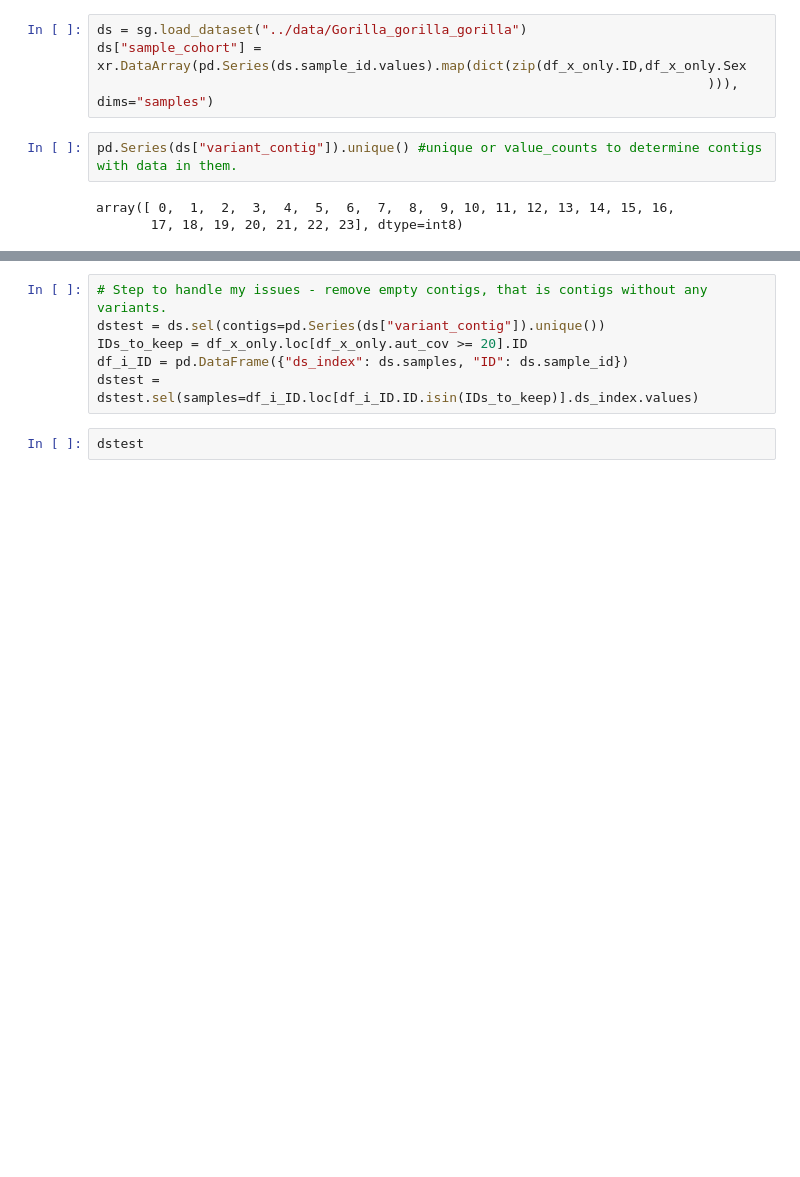
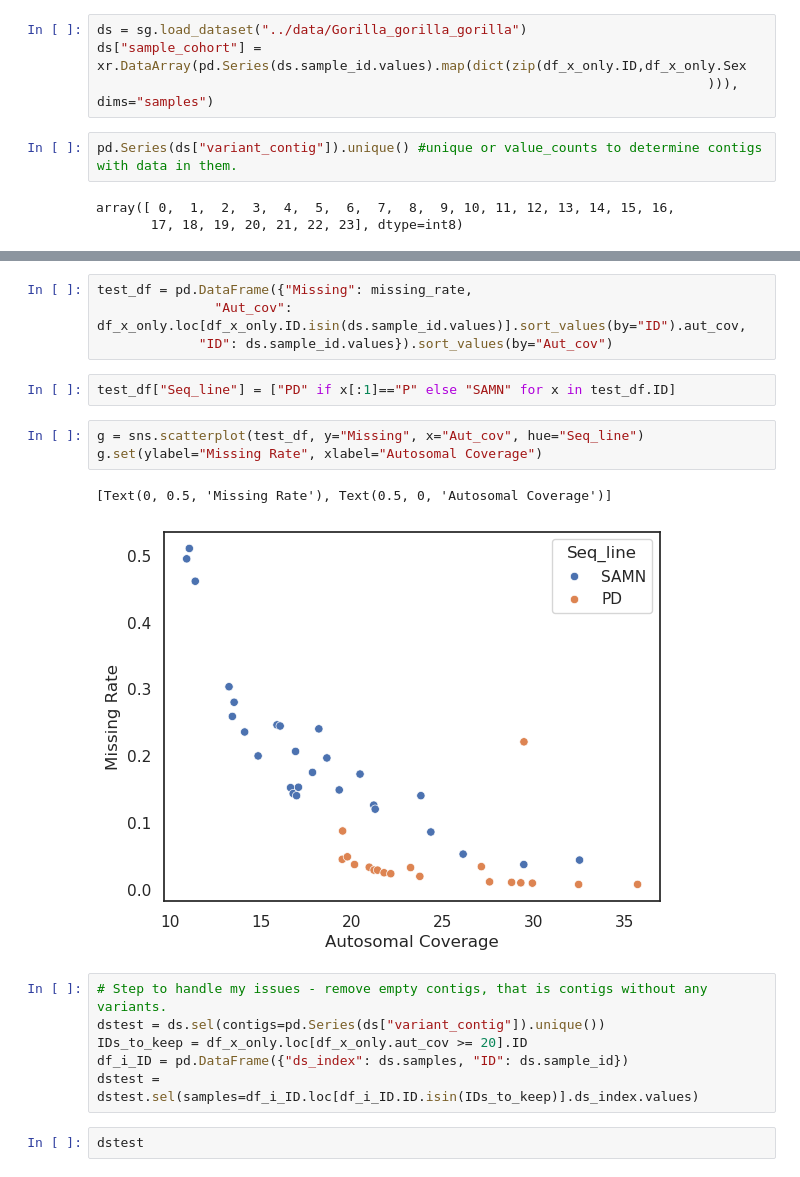
Before and after one commit to erikfogh/selection_primates, a Jupyter notebook: notebooks/pilot04_gorilla_window_diversity.ipynb, the cells around one changed output, grey strips where cells are left out. Saved outputs shown, nothing was run; the diff lists cells and outputs as text; blank space fills up the shorter version.

```diff
--- a/notebooks/pilot04_gorilla_window_diversity.ipynb
+++ b/notebooks/pilot04_gorilla_window_diversity.ipynb
@@ -42,3 +64,15 @@ array([ 0,  1,  2,  3,  4,  5,  6,  7,  8,  9, 10, 11, 12, 13, 14, 15, 16,
+# %%
+test_df = pd.DataFrame({"Missing": missing_rate,
+               "Aut_cov": df_x_only.loc[df_x_only.ID.isin(ds.sample_id.values)].sort_values(by="ID").aut_cov,
+             "ID": ds.sample_id.values}).sort_values(by="Aut_cov")
+# %%
+test_df["Seq_line"] = ["PD" if x[:1]=="P" else "SAMN" for x in test_df.ID]
+# %%
+g = sns.scatterplot(test_df, y="Missing", x="Aut_cov", hue="Seq_line")
+g.set(ylabel="Missing Rate", xlabel="Autosomal Coverage")
+# %% [output]
+[Text(0, 0.5, 'Missing Rate'), Text(0.5, 0, 'Autosomal Coverage')]
+[figure, added]
 # %%
 # Step to handle my issues - remove empty contigs, that is contigs without any variants.
 dstest = ds.sel(contigs=pd.Series(ds["variant_contig"]).unique())
```
Also changed, not shown: parts of 56 cells of this notebook.
